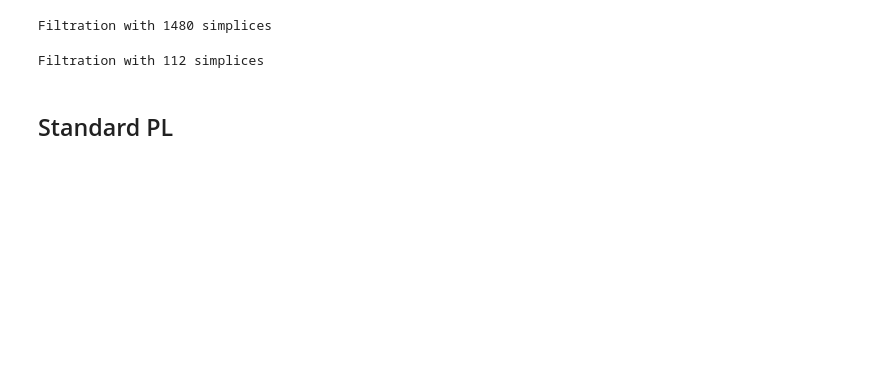
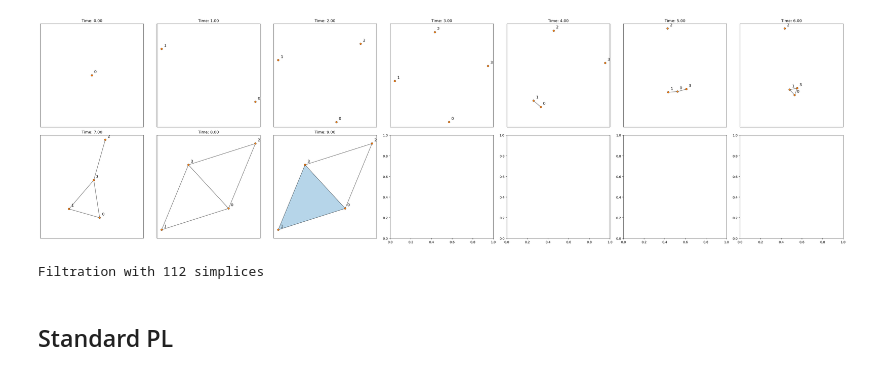
Before and after one commit to siroj99/NewPersistentChains, a Jupyter notebook: laplacians_v2.ipynb, the cells around one changed output. Saved outputs shown, nothing was run; the diff lists cells and outputs as text; code cells hidden in the pictures; blank space fills up the shorter version.

```diff
--- a/laplacians_v2.ipynb
+++ b/laplacians_v2.ipynb
@@ -11,39 +11,39 @@ import petls
 # %%
 def gudhi_to_dio(st, decimals=10):
     f = dio.Filtration()
     for vertices, time in st.get_filtration():
         f.append(dio.Simplex(vertices, round(time, decimals)))
     return f
 
 def sample_unit_sphere(n, dim=3, rng=None):
     rng = np.random.default_rng(rng)
     points = rng.standard_normal((n, dim))
     return points / np.linalg.norm(points, axis=1, keepdims=True)
 
-# simplices = [([0], 0), ([1], 1), ([2], 2), ([3], 3), ([1,0], 4), ([0,3], 5), ([1,3], 6), ([2,3], 7), ([0,2], 8), ([0,1,3], 9)]#, ([0,2,3], 10)]
-simplices = [([0], 0), ([1], 1), ([2], 2), ([3], 3), ([4], 4), ([0,2], 5),
-             ([2,4], 6), ([1,4], 7), ([0,1], 8), ([3,4], 9), ([2,3], 10), ([1,2], 11),
-             ([1,3], 12), ([0,3], 13), ([0,2,3], 14), ([1,3,4], 15), ([0,1,3], 16), ([0,1,2], 17),
-             ([2,3,4], 18), ([1,2,4], 19), ([1,2,3], 20), ([0,1,2,3], 21)]
+simplices = [([0], 0), ([1], 1), ([2], 2), ([3], 3), ([1,0], 4), ([0,3], 5), ([1,3], 6), ([2,3], 7), ([0,2], 8), ([0,1,3], 9)]#, ([0,2,3], 10)]
+# simplices = [([0], 0), ([1], 1), ([2], 2), ([3], 3), ([4], 4), ([0,2], 5),
+#              ([2,4], 6), ([1,4], 7), ([0,1], 8), ([3,4], 9), ([2,3], 10), ([1,2], 11),
+#              ([1,3], 12), ([0,3], 13), ([0,2,3], 14), ([1,3,4], 15), ([0,1,3], 16), ([0,1,2], 17),
+#              ([2,3,4], 18), ([1,2,4], 19), ([1,2,3], 20), ([0,1,2,3], 21)]
 
 f = dio.Filtration()
 for vertices, t in simplices:
     f.append(dio.Simplex(vertices, t))
 
 n_points = 30
 # points_in_circle = np.array([[np.cos(2*np.pi*i/n_points), np.sin(2*np.pi*i/n_points)] for i in range(n_points)])
 # f_circle = dio.fill_rips(points_in_circle, 5, np.inf)
 
 random_points_on_unit_sphere = sample_unit_sphere(n_points, dim=3, rng=0)
 
 # st = gd.RipsComplex(points=random_points_on_unit_sphere, max_edge_length=np.inf).create_simplex_tree(max_dimension=3)
 # f_sphere = gudhi_to_dio(st)
 f_sphere = dio.fill_rips(random_points_on_unit_sphere, 3, 1.25)
 f_sphere
 
-# draw_filtration(f, n_per_row=7)
+draw_filtration(f, n_per_row=7)
 # %% [output]
-Filtration with 1480 simplices
+[figure, added]
 # %%
 
 
```
Also changed, not shown: parts of 4 cells of this notebook, 2 other files.
